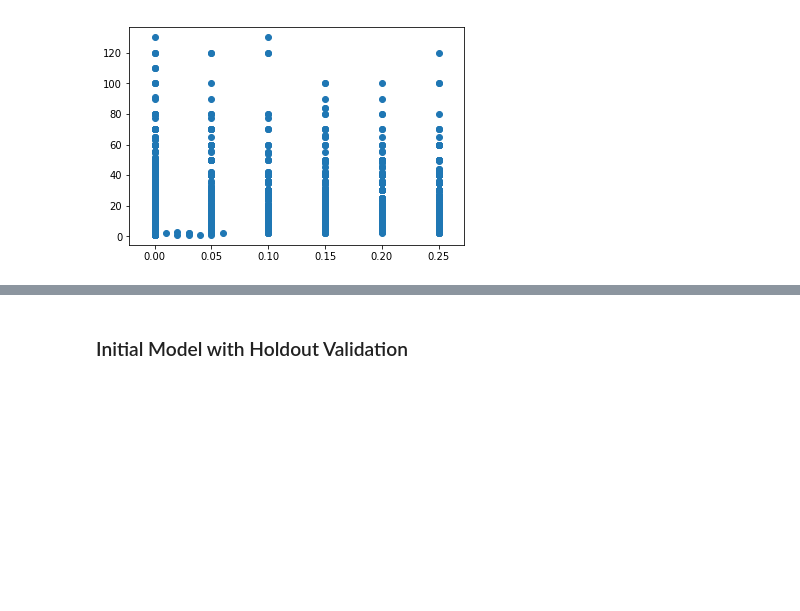
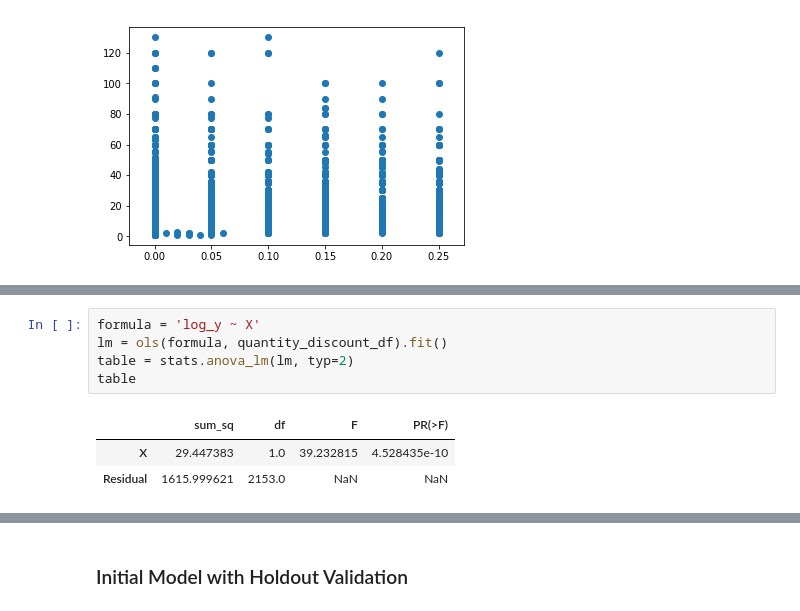
Before and after one commit to MagicMilly/dsc-2-final-project-online-ds-ft-100118, a Jupyter notebook: student.ipynb, the cells around one changed output, grey strips where cells are left out. Cells and saved outputs as stored; diff of their text form; blank space fills up the shorter version.

Commit message:
here are some anova tables

```diff
--- a/student.ipynb
+++ b/student.ipynb
@@ -239,0 +246,9 @@ plt.hist(Y);
+# %%
+formula = 'log_y ~ X'
+lm = ols(formula, quantity_discount_df).fit()
+table = stats.anova_lm(lm, typ=2)
+table
+# %% [output]
+|  | sum_sq | df | F | PR(>F) |
+| X | 29.447383 | 1.0 | 39.232815 | 4.528435e-10 |
+| Residual | 1615.999621 | 2153.0 | NaN | NaN |
```
Also changed, not shown: parts of 5 cells of this notebook.
